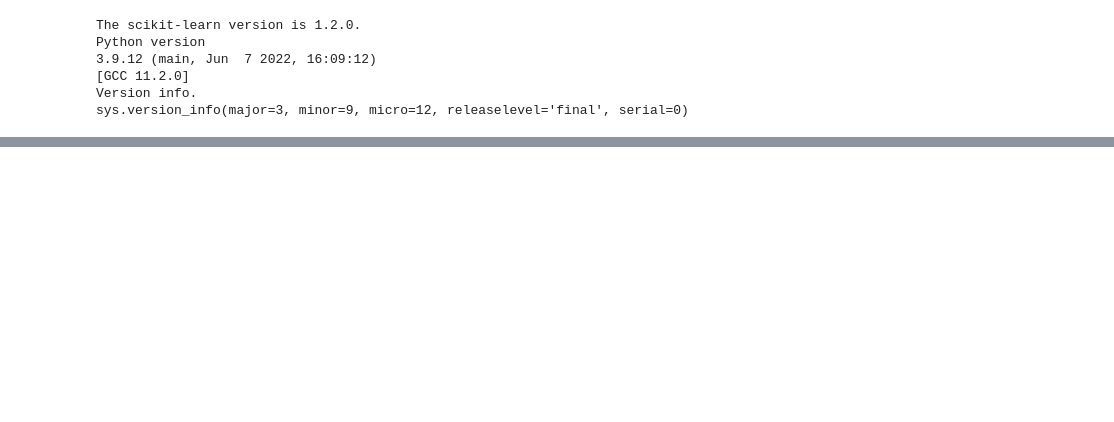
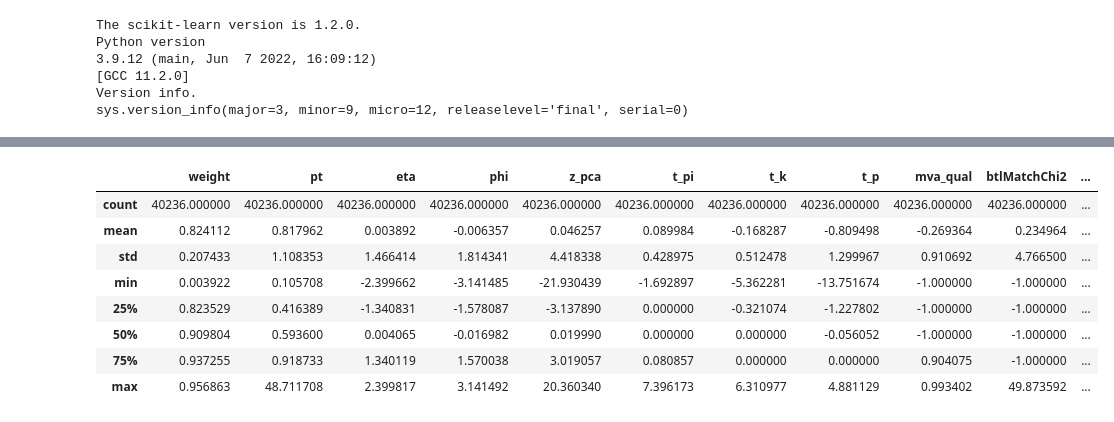
Before and after one commit to jejarosl/GNNVertexing, a Jupyter notebook: DataPreprocessing.ipynb, the cells around one changed output, grey strips where cells are left out. Drawn from its saved outputs; the diff is of its cells as text; code cells hidden in the pictures; blank space fills up the shorter version.

```diff
--- a/DataPreprocessing.ipynb
+++ b/DataPreprocessing.ipynb
@@ -363,0 +543,9 @@ plt.show()
+# %%
+# Load the training and validation dataset
+dataset_location = "./vertexing_dataset/"
+
+print(">>> Loading datasets...")
+trainDataset = torch.load(f"{dataset_location}/dataTraining.pt")
+valDataset = torch.load(f"{dataset_location}/dataVal.pt")
+testList = torch.load(f"{dataset_location}/dataTest.pt")
+print(">>> Loaded.")
@@ -363,0 +735,15 @@ plt.show()
+# %%
+import pandas as pd
+
+df = pd.DataFrame(all_features, columns = node_feature_names)
+df.describe()
+# %% [output]
+|  | weight | pt | eta | phi | z_pca | t_pi | t_k | t_p | mva_qual | btlMatchChi2 | ... |
+| count | 40236.000000 | 40236.000000 | 40236.000000 | 40236.000000 | 40236.000000 | 40236.000000 | 40236.000000 | 40236.000000 | 40236.000000 | 40236.000000 | ... |
+| mean | 0.824112 | 0.817962 | 0.003892 | -0.006357 | 0.046257 | 0.089984 | -0.168287 | -0.809498 | -0.269364 | 0.234964 | ... |
+| std | 0.207433 | 1.108353 | 1.466414 | 1.814341 | 4.418338 | 0.428975 | 0.512478 | 1.299967 | 0.910692 | 4.766500 | ... |
+| min | 0.003922 | 0.105708 | -2.399662 | -3.141485 | -21.930439 | -1.692897 | -5.362281 | -13.751674 | -1.000000 | -1.000000 | ... |
+| 25% | 0.823529 | 0.416389 | -1.340831 | -1.578087 | -3.137890 | 0.000000 | -0.321074 | -1.227802 | -1.000000 | -1.000000 | ... |
+| 50% | 0.909804 | 0.593600 | 0.004065 | -0.016982 | 0.019990 | 0.000000 | 0.000000 | -0.056052 | -1.000000 | -1.000000 | ... |
+| 75% | 0.937255 | 0.918733 | 1.340119 | 1.570038 | 3.019057 | 0.080857 | 0.000000 | 0.000000 | 0.904075 | -1.000000 | ... |
+| max | 0.956863 | 48.711708 | 2.399817 | 3.141492 | 20.360340 | 7.396173 | 6.310977 | 4.881129 | 0.993402 | 49.873592 | ... |
```
Also changed, not shown: parts of 17 cells of this notebook.
